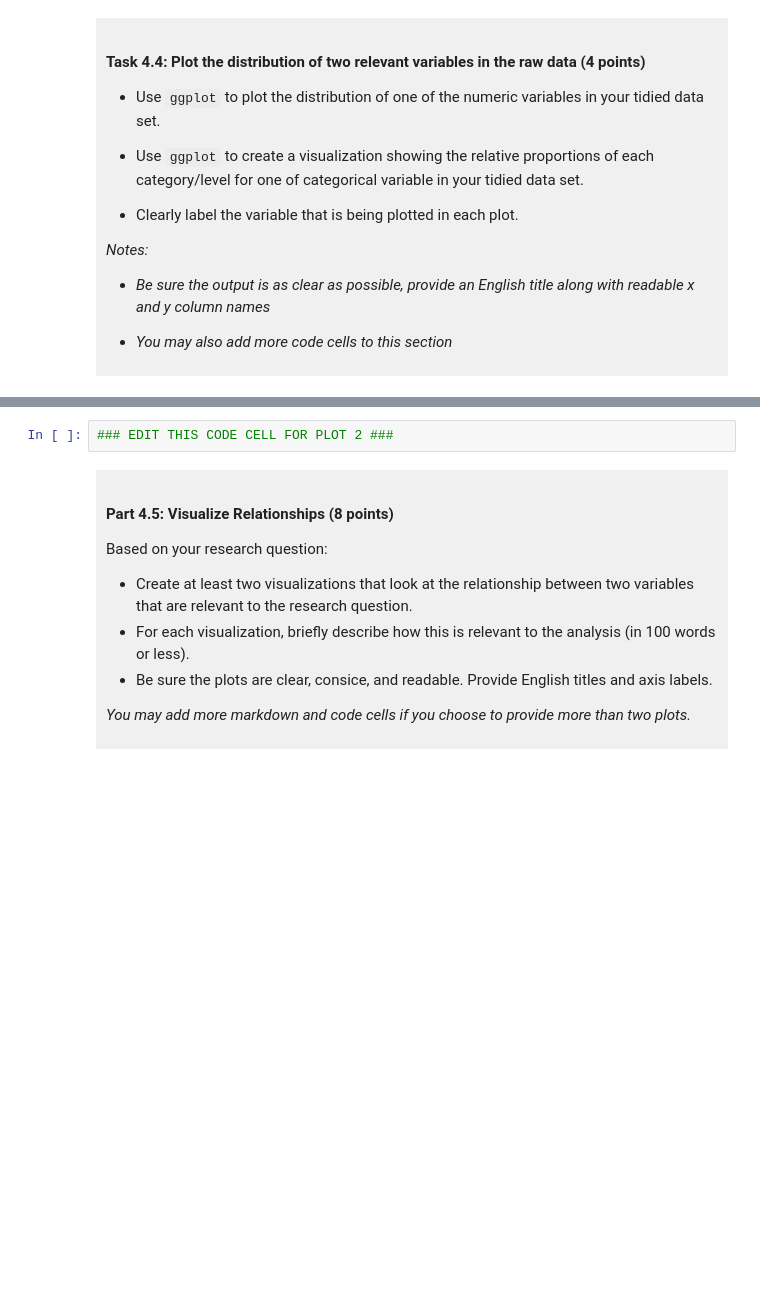
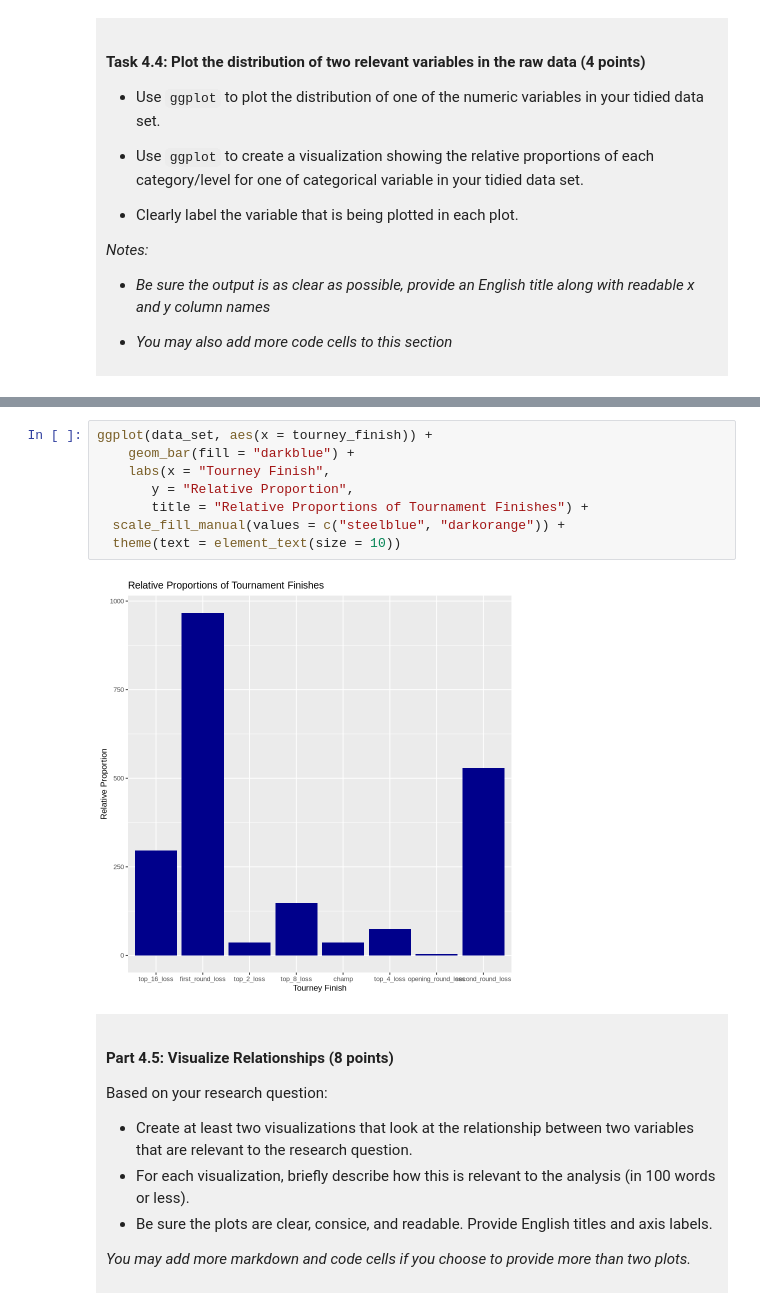
Before and after one commit to felflohdz/dsci-100-project-felipe-flores-hernandez, a Jupyter notebook: dsci-100-project-notebook.ipynb, the cells around one changed output, grey strips where cells are left out. Drawn from its saved outputs; the diff is of its cells as text; blank space fills up the shorter version.

```diff
--- a/dsci-100-project-notebook.ipynb
+++ b/dsci-100-project-notebook.ipynb
@@ -300,5 +346,13 @@ You will refine your research question (if needed) and produce a tidy data set.
 # %%
-### EDIT THIS CODE CELL FOR PLOT 2 ###
+ggplot(data_set, aes(x = tourney_finish)) +
+    geom_bar(fill = "darkblue") +
+    labs(x = "Tourney Finish",
+       y = "Relative Proportion",
+       title = "Relative Proportions of Tournament Finishes") +
+  scale_fill_manual(values = c("steelblue", "darkorange")) +
+  theme(text = element_text(size = 10))
+# %% [output]
+[figure, added]
 # %% [markdown]
 <div style="background-color: #f0f0f0; padding: 10px;">
 
```
Also changed, not shown: parts of 13 cells of this notebook.
